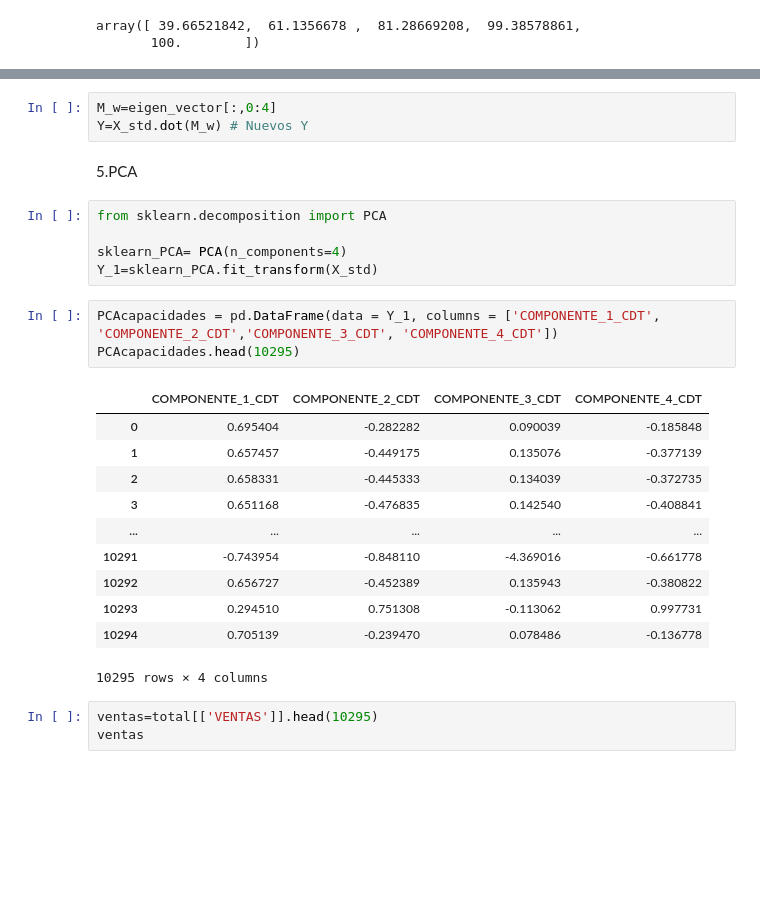
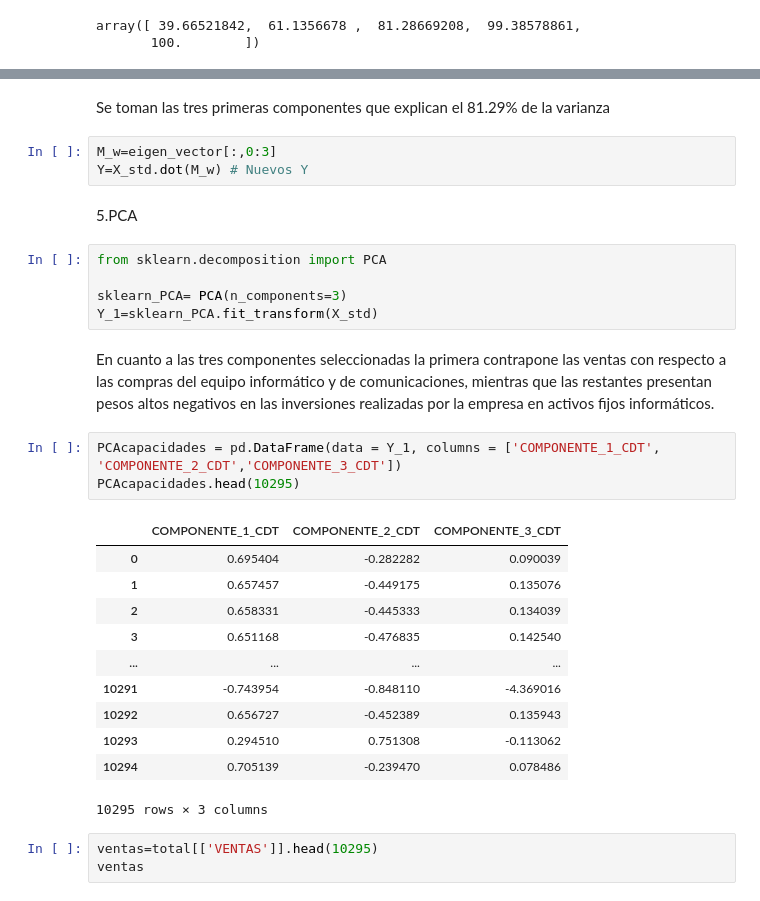
Before and after one commit to KatherinAcosta/Proyecto2018, a Jupyter notebook: 4.2.2.3 PCA Capacidades Dinámicas Tecnológicas.ipynb, the cells around one changed output, grey strips where cells are left out. Cells and saved outputs as stored; diff of their text form; blank space fills up the shorter version.

```diff
--- a/4.2.2.3 PCA Capacidades Dinámicas Tecnológicas.ipynb
+++ b/4.2.2.3 PCA Capacidades Dinámicas Tecnológicas.ipynb
@@ -214,28 +215,32 @@ Se toman las primeras ocho componentes cuya varianza explicada es del 50.98% REV
+# %% [markdown]
+Se toman las tres primeras componentes que explican el 81.29% de la varianza
 # %%
-M_w=eigen_vector[:,0:4]
+M_w=eigen_vector[:,0:3]
 Y=X_std.dot(M_w) # Nuevos Y
 # %% [markdown]
 5.PCA
 # %%
 from sklearn.decomposition import PCA
 
-sklearn_PCA= PCA(n_components=4)
+sklearn_PCA= PCA(n_components=3)
 Y_1=sklearn_PCA.fit_transform(X_std)
+# %% [markdown]
+En cuanto a las tres componentes seleccionadas la primera contrapone las ventas con respecto a las compras del equipo informático y de comunicaciones, mientras que las restantes presentan pesos altos negativos en las inversiones realizadas por la empresa en activos fijos informáticos.
 # %%
-PCAcapacidades = pd.DataFrame(data = Y_1, columns = ['COMPONENTE_1_CDT', 'COMPONENTE_2_CDT','COMPONENTE_3_CDT', 'COMPONENTE_4_CDT'])
+PCAcapacidades = pd.DataFrame(data = Y_1, columns = ['COMPONENTE_1_CDT', 'COMPONENTE_2_CDT','COMPONENTE_3_CDT'])
 PCAcapacidades.head(10295)
 # %% [output]
-|  | COMPONENTE_1_CDT | COMPONENTE_2_CDT | COMPONENTE_3_CDT | COMPONENTE_4_CDT |
-| 0 | 0.695404 | -0.282282 | 0.090039 | -0.185848 |
-| 1 | 0.657457 | -0.449175 | 0.135076 | -0.377139 |
-| 2 | 0.658331 | -0.445333 | 0.134039 | -0.372735 |
-| 3 | 0.651168 | -0.476835 | 0.142540 | -0.408841 |
-| ... | ... | ... | ... | ... |
-| 10291 | -0.743954 | -0.848110 | -4.369016 | -0.661778 |
-| 10292 | 0.656727 | -0.452389 | 0.135943 | -0.380822 |
-| 10293 | 0.294510 | 0.751308 | -0.113062 | 0.997731 |
-| 10294 | 0.705139 | -0.239470 | 0.078486 | -0.136778 |
+|  | COMPONENTE_1_CDT | COMPONENTE_2_CDT | COMPONENTE_3_CDT |
+| 0 | 0.695404 | -0.282282 | 0.090039 |
+| 1 | 0.657457 | -0.449175 | 0.135076 |
+| 2 | 0.658331 | -0.445333 | 0.134039 |
+| 3 | 0.651168 | -0.476835 | 0.142540 |
+| ... | ... | ... | ... |
+| 10291 | -0.743954 | -0.848110 | -4.369016 |
+| 10292 | 0.656727 | -0.452389 | 0.135943 |
+| 10293 | 0.294510 | 0.751308 | -0.113062 |
+| 10294 | 0.705139 | -0.239470 | 0.078486 |
-10295 rows × 4 columns
+10295 rows × 3 columns
 # %%
 ventas=total[['VENTAS']].head(10295)
 ventas
```
Also changed, not shown: parts of 11 cells of this notebook, 1 other file.
